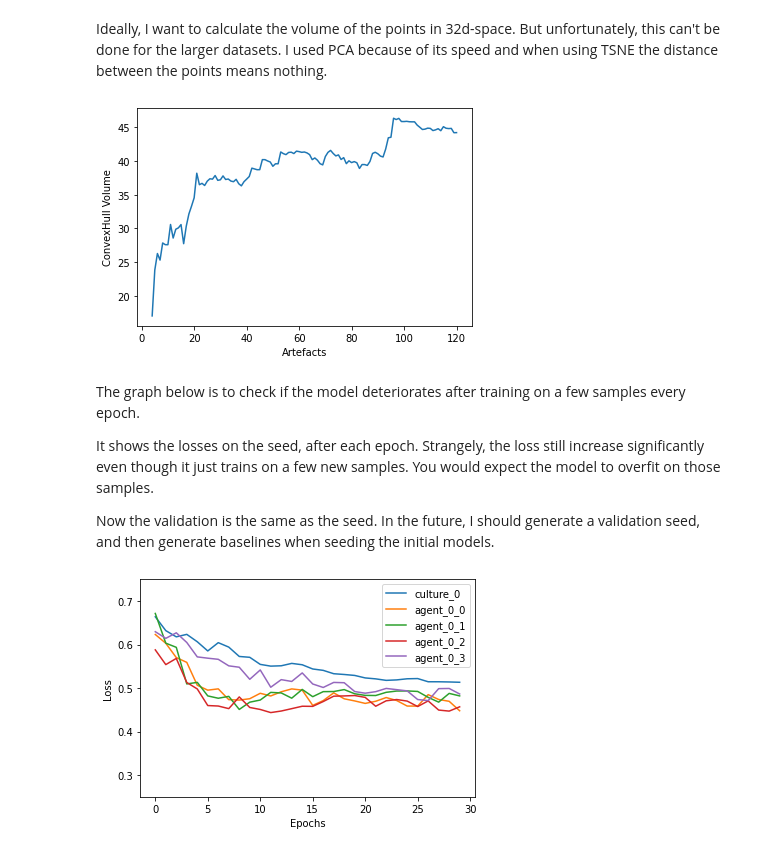
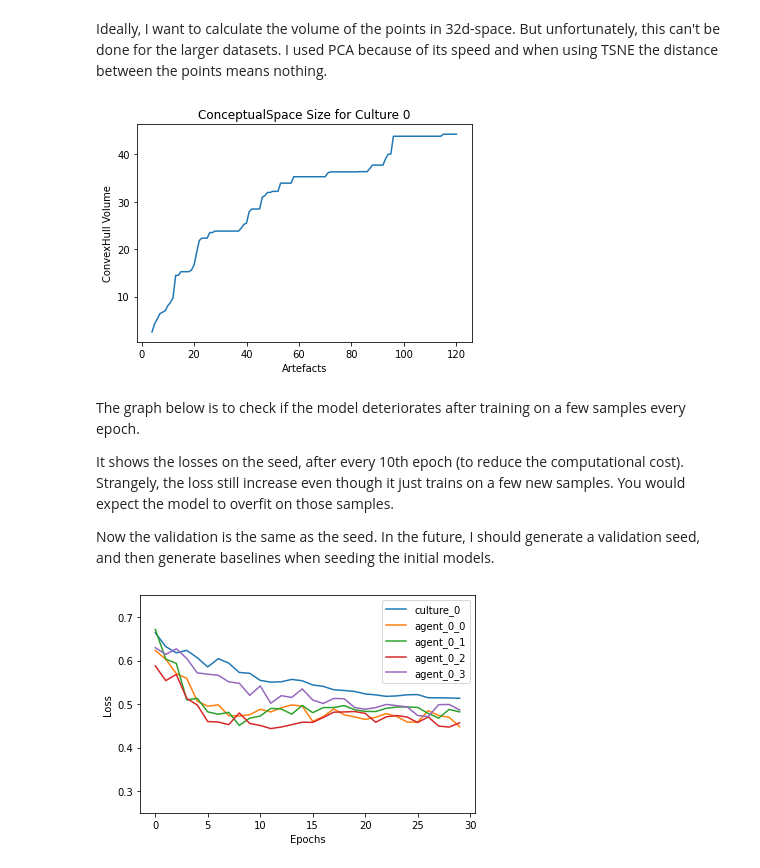
Before and after one commit to maxvstheuniverse/state-of-the-artefact, a Jupyter notebook: logs/visualizations.ipynb, the cells around one changed output. Cells and saved outputs as stored; diff of their text form; code cells hidden in the pictures.

Commit message:
[visualization] update to convex hull

```diff
--- a/logs/visualizations.ipynb
+++ b/logs/visualizations.ipynb
@@ -91,27 +91,31 @@ Gif Generated!
 # %%
 volumes = []
 
-for i in range(4, len(artefacts) + 1):
-    points = np.array(artefacts[:i])
+pca = decomposition.PCA(n_components=3)
+pca_embedded = pca.fit_transform(artefacts)
 
-    pca = decomposition.PCA(n_components=3)
-    pca_embedded = pca.fit_transform(points)
+hull = sp.spatial.ConvexHull(pca_embedded[:4], incremental=True)
+volumes.append(hull.volume)
 
-    hull = sp.spatial.ConvexHull(pca_embedded)
+for i in range(4, len(artefacts)):
+    hull.add_points([pca_embedded[i]])
     volumes.append(hull.volume)
+
+hull.close()
 # %% [markdown]
 Ideally, I want to calculate the volume of the points in 32d-space. But unfortunately, this can't be done for the larger datasets. I used PCA because of its speed and when using TSNE the distance between the points means nothing.
 # %%
 plt.plot(range(4, len(volumes) + 4), volumes)
+plt.gca().set_title("ConceptualSpace Size for Culture 0")
 plt.gca().set_ylabel('ConvexHull Volume')
 plt.gca().set_xlabel('Artefacts')
 plt.show()
 # %% [output]
-[figure, old version]
+[figure, new version]
 # %% [markdown]
 The graph below is to check if the model deteriorates after training on a few samples every epoch.
 
-It shows the losses on the seed, after each epoch. Strangely, the loss still increase significantly even though it just trains on a few new samples. You would expect the model to overfit on those samples.
+It shows the losses on the seed, after every 10th epoch (to reduce the computational cost). Strangely, the loss still increase even though it just trains on a few new samples. You would expect the model to overfit on those samples.
 
 Now the validation is the same as the seed. In the future, I should generate a validation seed, and then generate baselines when seeding the initial models.
 # %%
```
Also changed, not shown: parts of 1 cell of this notebook.
